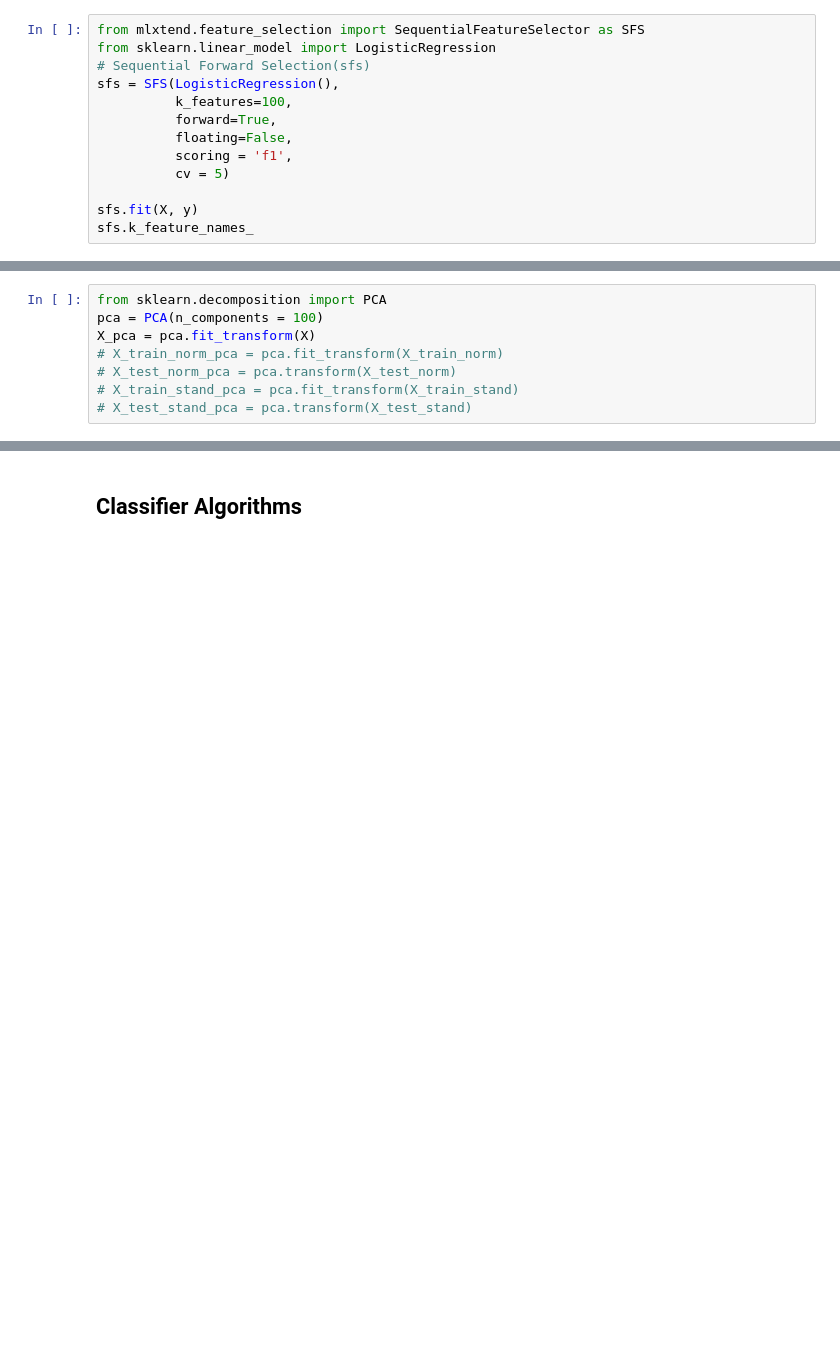
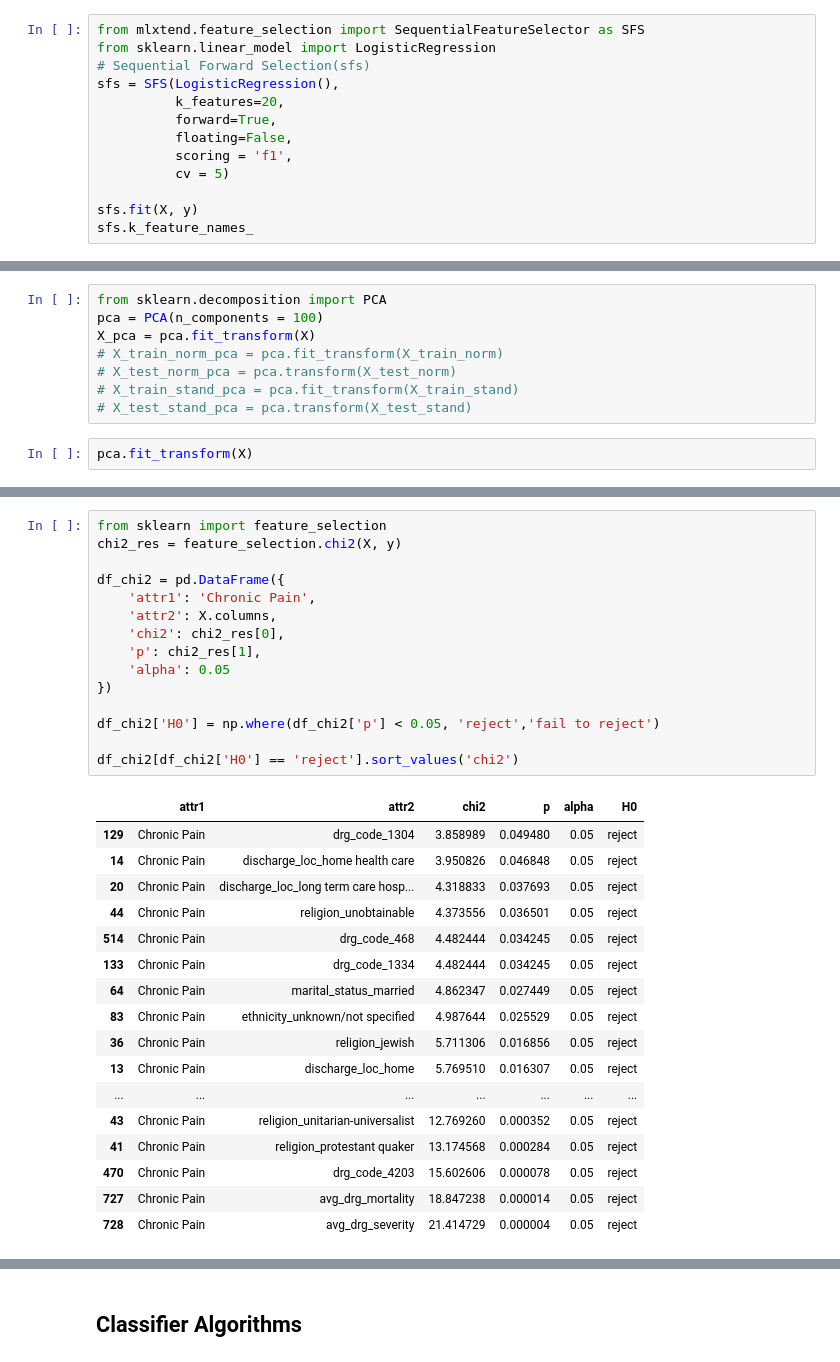
Before and after one commit to stephyap/predicts-depression, a Jupyter notebook: python_notebook.ipynb, the cells around one changed output, grey strips where cells are left out. Cells and saved outputs as stored; diff of their text form; blank space fills up the shorter version.

```diff
--- a/python_notebook.ipynb
+++ b/python_notebook.ipynb
@@ -551,7 +551,7 @@ from mlxtend.feature_selection import SequentialFeatureSelector as SFS
 from sklearn.linear_model import LogisticRegression
 # Sequential Forward Selection(sfs)
 sfs = SFS(LogisticRegression(),
-          k_features=100,
+          k_features=20,
           forward=True,
           floating=False,
           scoring = 'f1',
@@ -607,3 +628,5 @@ X_pca = pca.fit_transform(X)
 # X_test_norm_pca = pca.transform(X_test_norm)
 # X_train_stand_pca = pca.fit_transform(X_train_stand)
 # X_test_stand_pca = pca.transform(X_test_stand)
+# %%
+pca.fit_transform(X)
@@ -609,0 +732,33 @@ X_pca = pca.fit_transform(X)
+# %%
+from sklearn import feature_selection
+chi2_res = feature_selection.chi2(X, y)
+
+df_chi2 = pd.DataFrame({
+    'attr1': 'Chronic Pain',
+    'attr2': X.columns,
+    'chi2': chi2_res[0],
+    'p': chi2_res[1],
+    'alpha': 0.05
+})
+
+df_chi2['H0'] = np.where(df_chi2['p'] < 0.05, 'reject','fail to reject')
+
+df_chi2[df_chi2['H0'] == 'reject'].sort_values('chi2')
+# %% [output]
+|  | attr1 | attr2 | chi2 | p | alpha | H0 |
+| 129 | Chronic Pain | drg_code_1304 | 3.858989 | 0.049480 | 0.05 | reject |
+| 14 | Chronic Pain | discharge_loc_home health care | 3.950826 | 0.046848 | 0.05 | reject |
+| 20 | Chronic Pain | discharge_loc_long term care hosp... | 4.318833 | 0.037693 | 0.05 | reject |
+| 44 | Chronic Pain | religion_unobtainable | 4.373556 | 0.036501 | 0.05 | reject |
+| 514 | Chronic Pain | drg_code_468 | 4.482444 | 0.034245 | 0.05 | reject |
+| 133 | Chronic Pain | drg_code_1334 | 4.482444 | 0.034245 | 0.05 | reject |
+| 64 | Chronic Pain | marital_status_married | 4.862347 | 0.027449 | 0.05 | reject |
+| 83 | Chronic Pain | ethnicity_unknown/not specified | 4.987644 | 0.025529 | 0.05 | reject |
+| 36 | Chronic Pain | religion_jewish | 5.711306 | 0.016856 | 0.05 | reject |
+| 13 | Chronic Pain | discharge_loc_home | 5.769510 | 0.016307 | 0.05 | reject |
+| ... | ... | ... | ... | ... | ... | ... |
+| 43 | Chronic Pain | religion_unitarian-universalist | 12.769260 | 0.000352 | 0.05 | reject |
+| 41 | Chronic Pain | religion_protestant quaker | 13.174568 | 0.000284 | 0.05 | reject |
+| 470 | Chronic Pain | drg_code_4203 | 15.602606 | 0.000078 | 0.05 | reject |
+| 727 | Chronic Pain | avg_drg_mortality | 18.847238 | 0.000014 | 0.05 | reject |
+| 728 | Chronic Pain | avg_drg_severity | 21.414729 | 0.000004 | 0.05 | reject |
```
Also changed, not shown: parts of 13 cells of this notebook.
